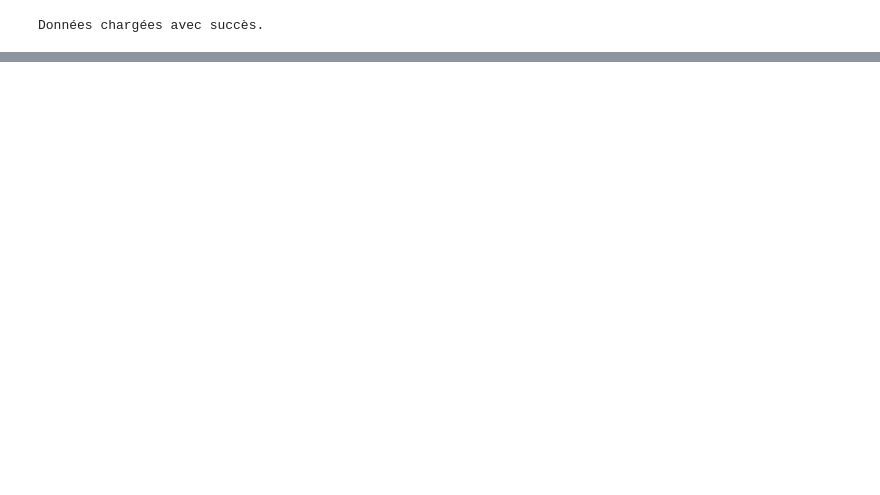
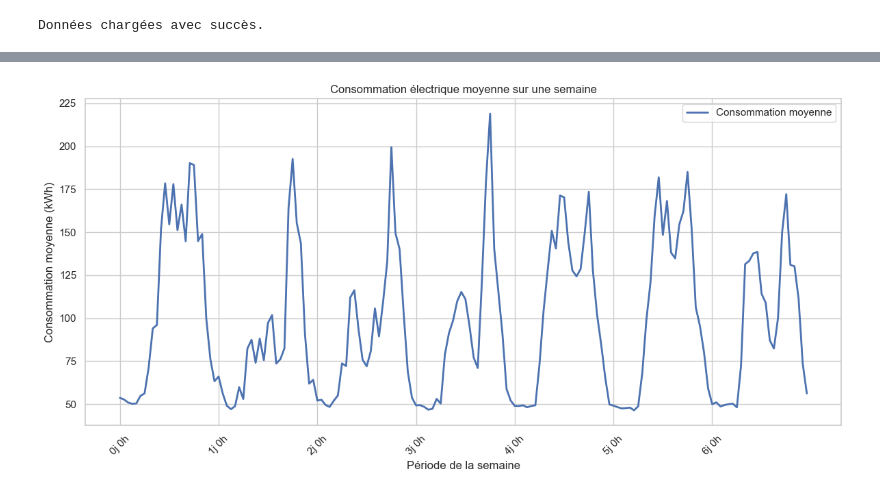
Before and after one commit to lcscaio77/appliances-energy-prediction, a Jupyter notebook: notebooks/01_data_exploration.ipynb, the cells around one changed output, grey strips where cells are left out. Cells and saved outputs as stored; diff of their text form; code cells hidden in the pictures; blank space fills up the shorter version.

```diff
--- a/notebooks/01_data_exploration.ipynb
+++ b/notebooks/01_data_exploration.ipynb
@@ -32,0 +88,35 @@ plt.show()
+# %%
+import matplotlib.pyplot as plt
+import pandas as pd
+
+# Ajouter une colonne avec la période de temps sur la semaine (timestamp)
+data['jour_semaine'] = data['date'].dt.weekday  # 0 pour lundi, 6 pour dimanche
+data['heure'] = data['date'].dt.hour
+
+# Créer une colonne représentant la période de temps sur la semaine (combinaison du jour et de l'heure)
+data['temps_semaine'] = data['jour_semaine'] * 24 + data['heure']  # Compter les heures depuis le début de la semaine
+
+# Calculer la consommation moyenne pour chaque période de la semaine
+moyennes_semaine = data.groupby('temps_semaine')['Appliances'].mean()
+
+# Créer l'axe des abscisses comme une période de temps continue (de 0 à 167 pour 7 jours, 24 heures par jour)
+temps_labels = [f"{i//24}j {i%24}h" for i in moyennes_semaine.index]
+
+# Tracer le graphique
+plt.figure(figsize=(12, 6))
+
+plt.plot(moyennes_semaine.index, moyennes_semaine.values, label='Consommation moyenne', linewidth=2)
+
+# Ajouter des labels et un titre
+plt.xlabel('Période de la semaine')
+plt.ylabel('Consommation moyenne (kWh)')
+plt.title('Consommation électrique moyenne sur une semaine')
+
+# Personnaliser l'affichage des ticks sur l'axe des x
+plt.xticks(moyennes_semaine.index[::24], temps_labels[::24], rotation=45)  # Afficher les labels tous les 24 indices (pour chaque jour)
+
+plt.legend()
+plt.tight_layout()
+plt.show()
+# %% [output]
+[figure, added]
```
Also changed, not shown: parts of 9 cells of this notebook, 7 other files.
